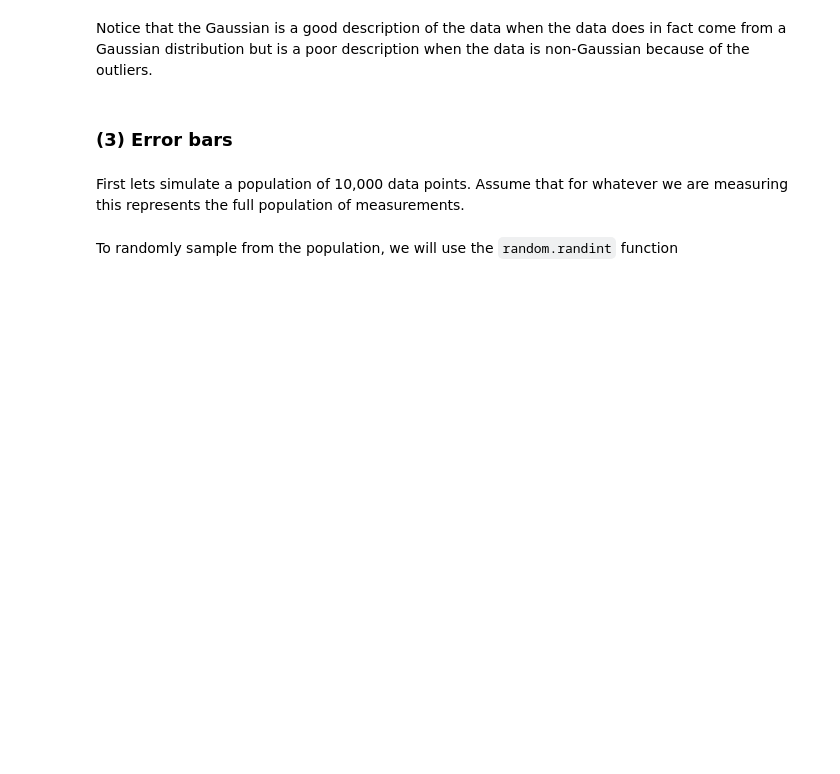
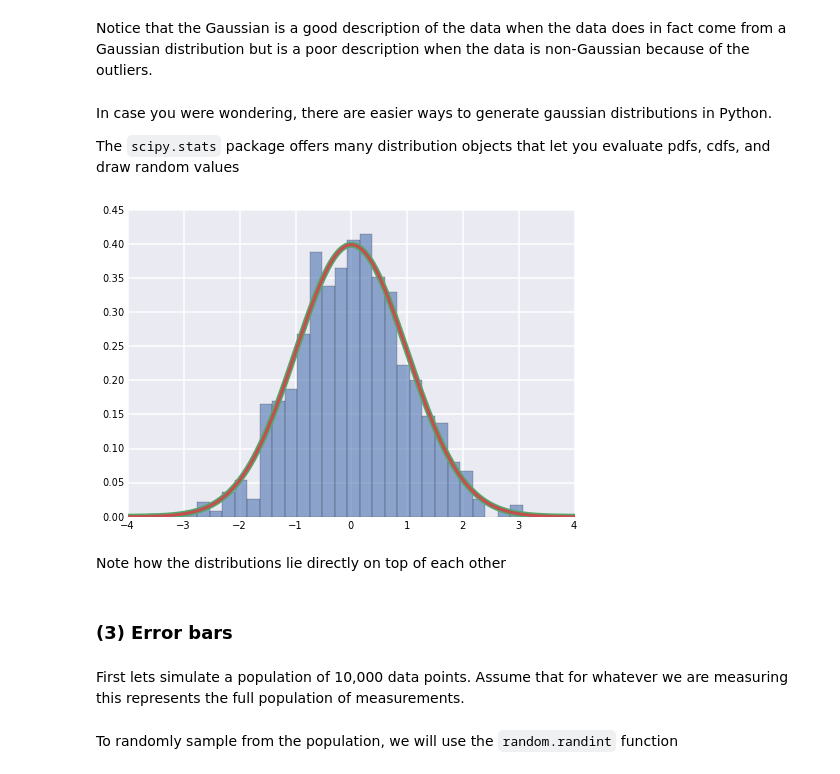
Before and after one commit to mwaskom/Psych216, a Jupyter notebook: week1_tutorial.ipynb, the cells around one changed output. Cells and saved outputs as stored; diff of their text form; code cells hidden in the pictures; blank space fills up the shorter version.

Commit message:
Note about scipy.stats dists in week1

```diff
--- a/week1_tutorial.ipynb
+++ b/week1_tutorial.ipynb
@@ -157,6 +157,20 @@ plot(x1, y1);
 Notice that the Gaussian is a good description of the data when the data
 does in fact come from a Gaussian distribution but is a poor
 description when the data is non-Gaussian because of the outliers.
+# %% [markdown]
+In case you were wondering, there are easier ways to generate gaussian distributions in Python.
+
+The ``scipy.stats`` package offers many distribution objects that let you evaluate pdfs, cdfs, and draw random values
+# %%
+from scipy import stats
+x = linspace(-4, 4, 10001)
+hist(stats.norm(0, 1).rvs(1000), 30, normed=True, alpha=.6)
+plot(x, stats.norm(0, 1).pdf(x), linewidth=6)
+plot(x, gauss(x, 0, 1), linewidth=3);
+# %% [output]
+[figure, added]
+# %% [markdown]
+Note how the distributions lie directly on top of each other
 # %% [markdown]
 ### (3) Error bars
 # %% [markdown]
```
Also changed, not shown: parts of 8 cells of this notebook.
